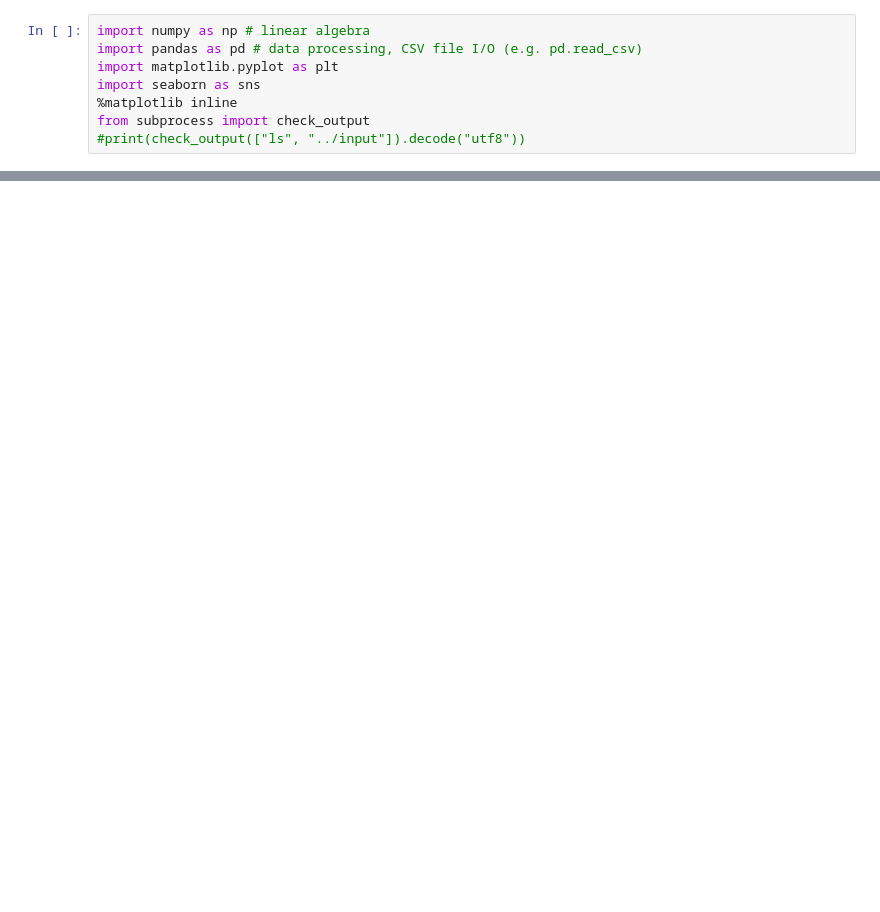
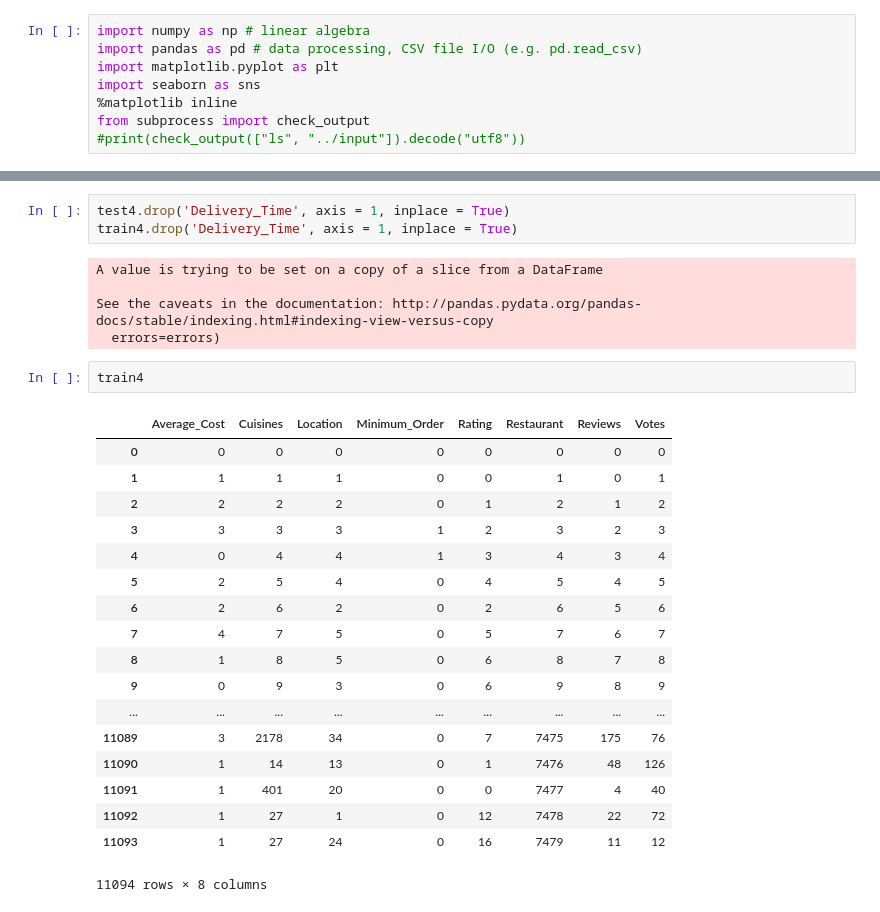
Before and after one commit to rishabh30/Predicting_Food_Delivery_Time, a Jupyter notebook: main.ipynb, the cells around one changed output, grey strips where cells are left out. Drawn from its saved outputs; the diff is of its cells as text; blank space fills up the shorter version.

```diff
--- a/main.ipynb
+++ b/main.ipynb
@@ -196,0 +576,29 @@ submit.to_csv('submit_private_test.csv',index=None)
+# %%
+test4.drop('Delivery_Time', axis = 1, inplace = True)
+train4.drop('Delivery_Time', axis = 1, inplace = True)
+# %% [output]
+A value is trying to be set on a copy of a slice from a DataFrame
+
+See the caveats in the documentation: http://pandas.pydata.org/pandas-docs/stable/indexing.html#indexing-view-versus-copy
+  errors=errors)
+# %%
+train4
+# %% [output]
+|  | Average_Cost | Cuisines | Location | Minimum_Order | Rating | Restaurant | Reviews | Votes |
+| 0 | 0 | 0 | 0 | 0 | 0 | 0 | 0 | 0 |
+| 1 | 1 | 1 | 1 | 0 | 0 | 1 | 0 | 1 |
+| 2 | 2 | 2 | 2 | 0 | 1 | 2 | 1 | 2 |
+| 3 | 3 | 3 | 3 | 1 | 2 | 3 | 2 | 3 |
+| 4 | 0 | 4 | 4 | 1 | 3 | 4 | 3 | 4 |
+| 5 | 2 | 5 | 4 | 0 | 4 | 5 | 4 | 5 |
+| 6 | 2 | 6 | 2 | 0 | 2 | 6 | 5 | 6 |
+| 7 | 4 | 7 | 5 | 0 | 5 | 7 | 6 | 7 |
+| 8 | 1 | 8 | 5 | 0 | 6 | 8 | 7 | 8 |
+| 9 | 0 | 9 | 3 | 0 | 6 | 9 | 8 | 9 |
+| ... | ... | ... | ... | ... | ... | ... | ... | ... |
+| 11089 | 3 | 2178 | 34 | 0 | 7 | 7475 | 175 | 76 |
+| 11090 | 1 | 14 | 13 | 0 | 1 | 7476 | 48 | 126 |
+| 11091 | 1 | 401 | 20 | 0 | 0 | 7477 | 4 | 40 |
+| 11092 | 1 | 27 | 1 | 0 | 12 | 7478 | 22 | 72 |
+| 11093 | 1 | 27 | 24 | 0 | 16 | 7479 | 11 | 12 |
+11094 rows × 8 columns
```
Also changed, not shown: parts of 92 cells of this notebook.
